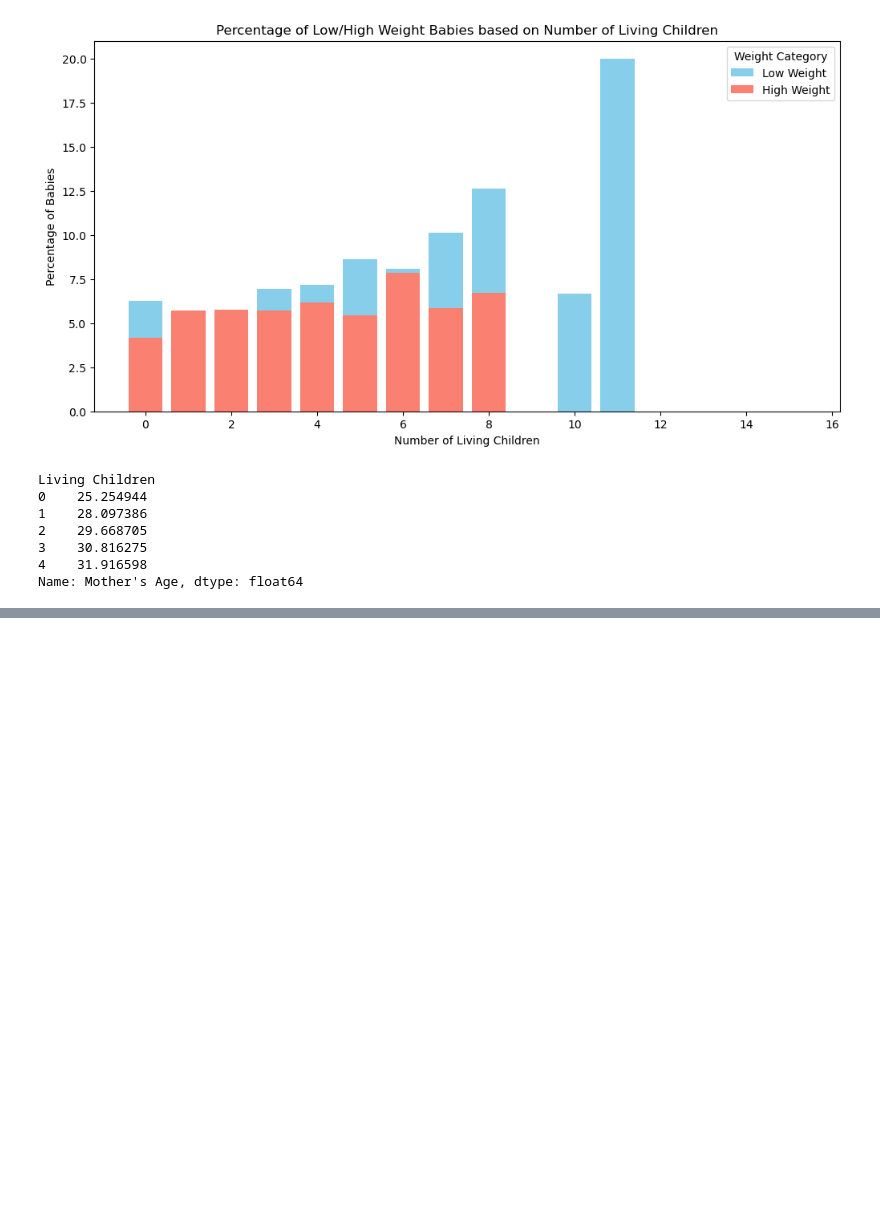
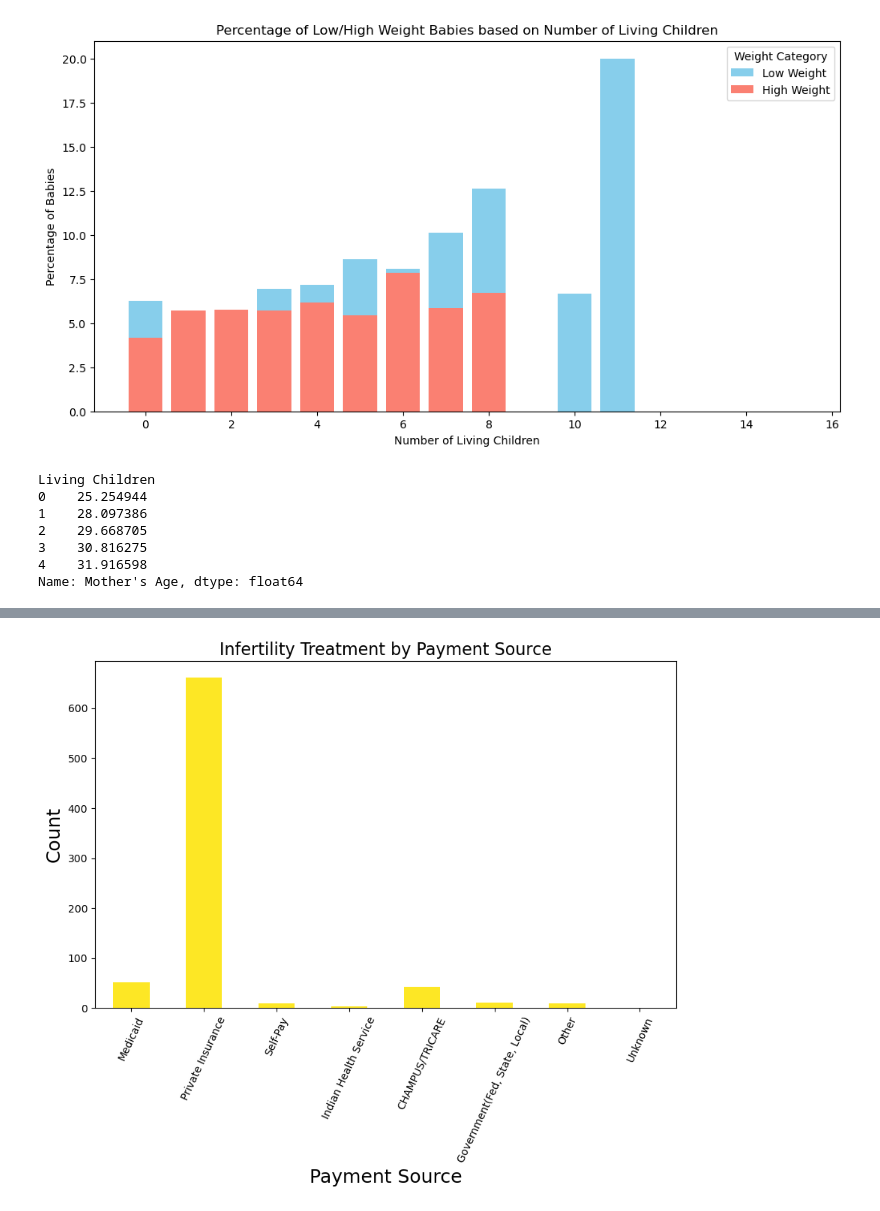
Before and after one commit to bandaexpress/project_rose, a Jupyter notebook: Combined_Notebook.ipynb, the cells around one changed output, grey strips where cells are left out. Cells and saved outputs as stored; diff of their text form; code cells hidden in the pictures; blank space fills up the shorter version.

```diff
--- a/Combined_Notebook.ipynb
+++ b/Combined_Notebook.ipynb
@@ -600,0 +603,4 @@ Name: Mother's Age, dtype: float64
+# %%
+# Creating a DF out of the entire csv
+jb_births_df = pd.read_csv("resources/2021_Data.csv")
+jb_births_df.head()
@@ -600,0 +615,4 @@ Name: Mother's Age, dtype: float64
+# %%
+# Choosing columns I want to examine more
+jb_clean_births_df = jb_births_df[["dob_yy", "dob_mm","bfacil", "mager", "rf_inftr", "rf_fedrg", "rf_artec", "precare", "previs", "ab_nicu", "pay", "dbwt"]]
+jb_clean_births_df.head()
@@ -600,0 +713,7 @@ Name: Mother's Age, dtype: float64
+# %%
+# Convert columns to appropriate data types
+categorical_columns = ["Infertility Treatment", "Fertility Enhancing Drugs", "Asst. Reproductive Technology", "NICU Admission"]
+
+for col in categorical_columns:
+    jb_clean_births_df[col] = jb_clean_births_df[col].astype('category')
+jb_clean_births_df.dtypes
@@ -600,0 +832,29 @@ Name: Mother's Age, dtype: float64
+# %%
+# Bar plot for Infertility Treatment and Payment Source
+infertility_payment_counts = jb_clean_births_df.groupby([pay_column, infertility_column]).size().unstack()
+
+# Map numeric codes to labels
+infertility_payment_counts.columns = [pay_mapping.get(str(col), col) for col in infertility_payment_counts.columns]
+
+# Plot the bar chart with the appropriate parameters
+ax = infertility_payment_counts.plot(kind='bar', stacked=True, figsize=(10, 6), colormap='viridis')
+
+# Get the x-axis labels from the index for the coded responses
+x_labels = [pay_mapping.get(str(label), label) for label in infertility_payment_counts.index]
+
+# Set x-axis labels manually for presentation
+ax.set_xticks(range(len(x_labels)))
+ax.set_xticklabels(x_labels, rotation=65)
+
+# Set plot labels and font sizes
+plt.title('Infertility Treatment by Payment Source', fontsize=16)
+plt.xlabel('Payment Source', fontsize=18)
+plt.ylabel('Count', fontsize=18)
+
+# Hide the legend, as it is useless here.
+ax.legend().set_visible(False)
+
+# Show the plot
+plt.show()
+# %% [output]
+[figure, added]
```
Also changed, not shown: parts of 15 cells of this notebook.
